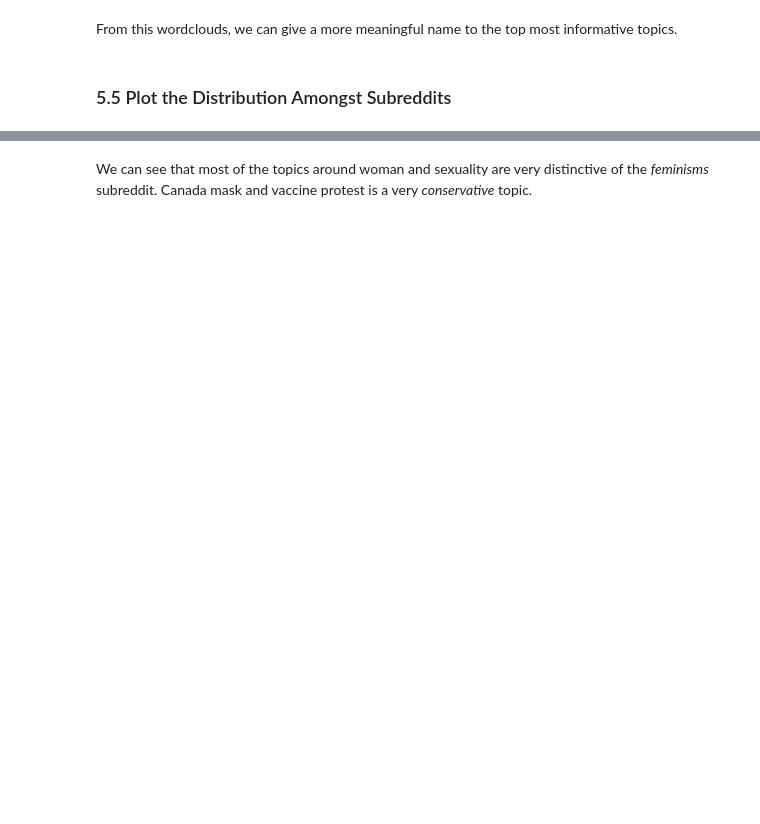
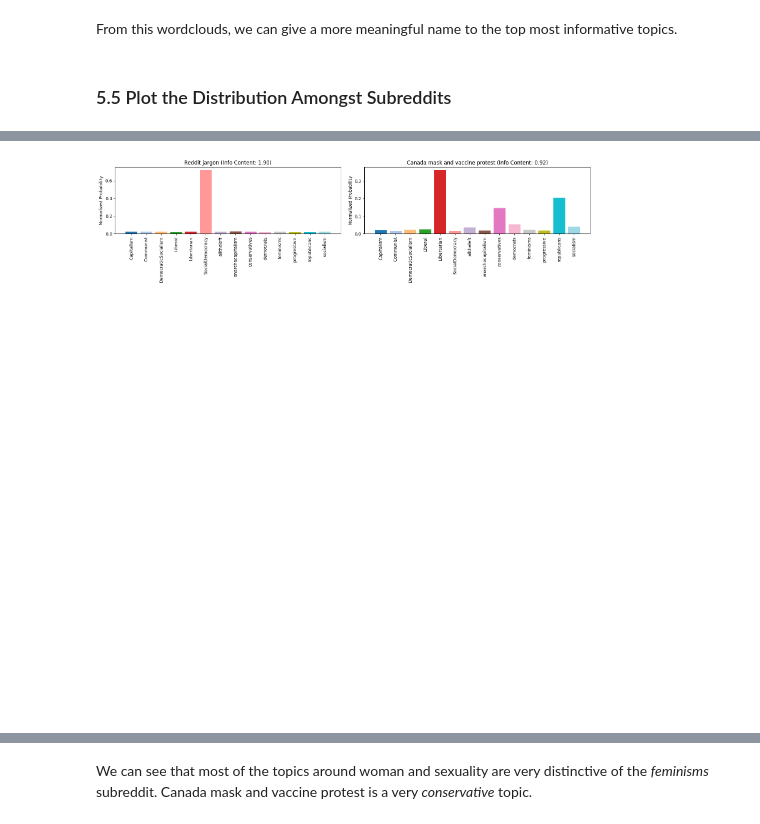
Before and after one commit to nathanaelambert/ConservativesLiberals, a Jupyter notebook: base_analysis.ipynb, the cells around one changed output, grey strips where cells are left out. Cells and saved outputs as stored; diff of their text form; code cells hidden in the pictures; blank space fills up the shorter version.

```diff
--- a/base_analysis.ipynb
+++ b/base_analysis.ipynb
@@ -404,0 +400,4 @@ plt.show()
+# %%
+plot_topics_distrib([108, 1])
+# %% [output]
+[figure, added]
```
Also changed, not shown: parts of 8 cells of this notebook.
